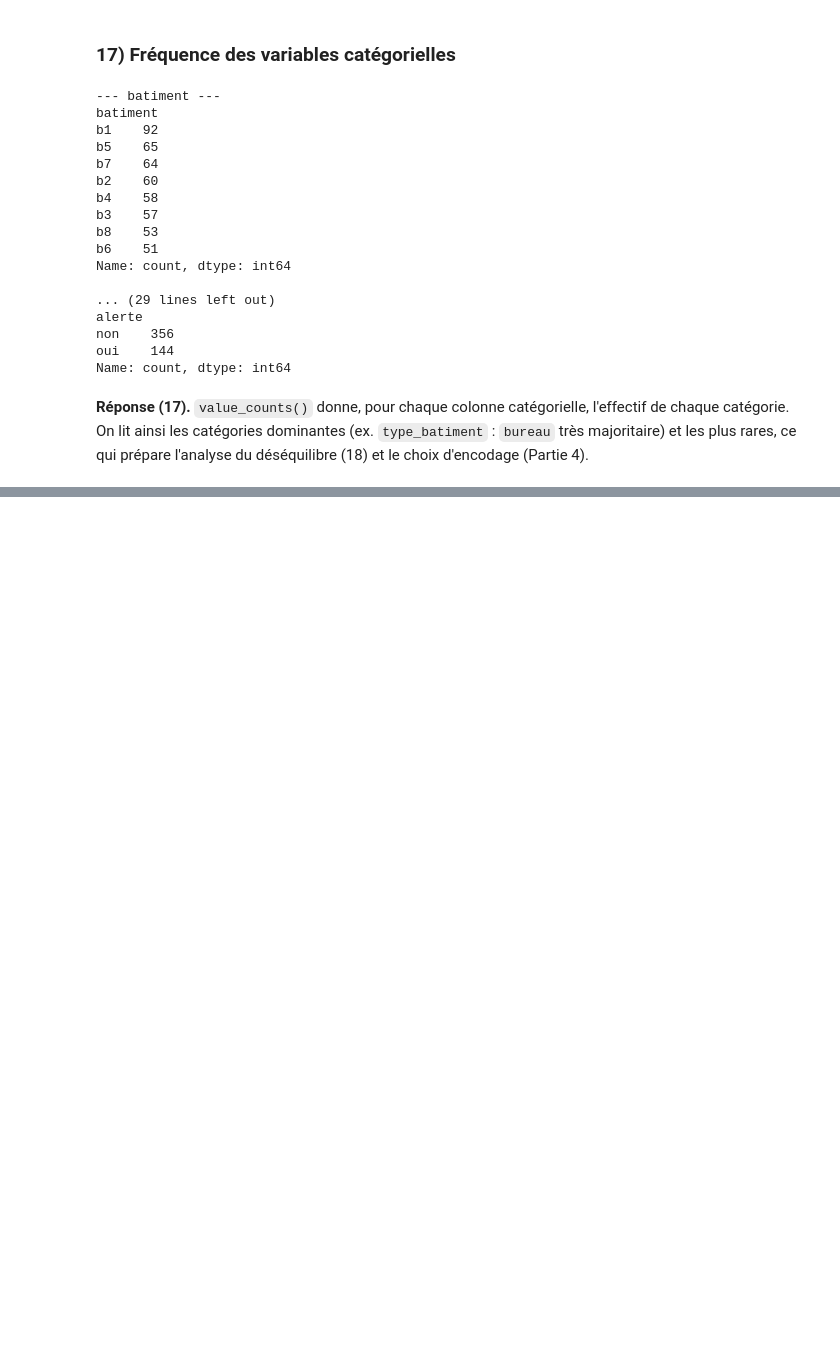
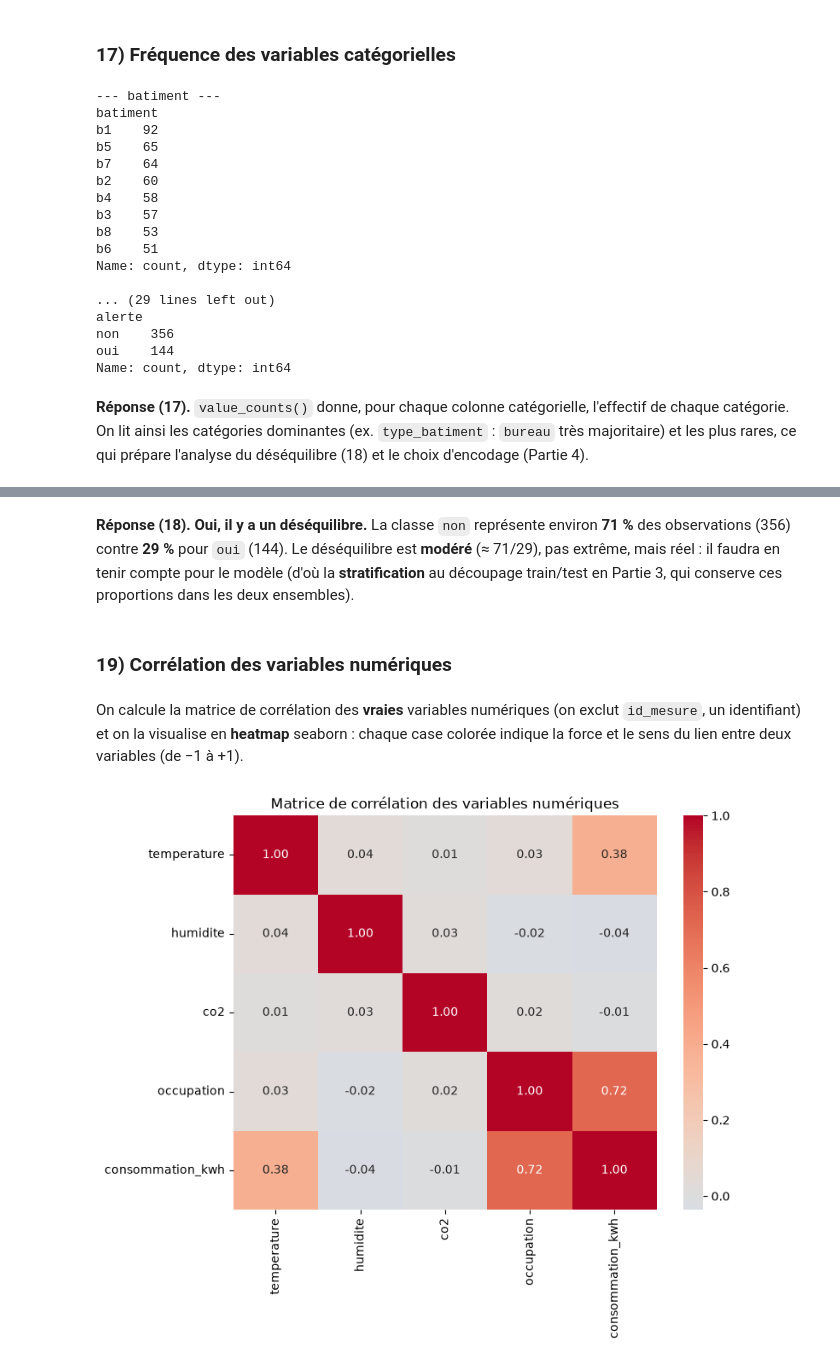
Before and after one commit to khadija470/atelier_prepa_donnees_tab, a Jupyter notebook: notebooks/atelier_prepa_donnees_tab.ipynb, the cells around one changed output, grey strips where cells are left out. Saved outputs shown, nothing was run; the diff lists cells and outputs as text; code cells hidden in the pictures; blank space fills up the shorter version.

```diff
--- a/notebooks/atelier_prepa_donnees_tab.ipynb
+++ b/notebooks/atelier_prepa_donnees_tab.ipynb
@@ -674,0 +690,17 @@ Name: count, dtype: int64
+# %% [markdown]
+**Réponse (18).** **Oui, il y a un déséquilibre.** La classe `non` représente environ **71 %** des observations (356) contre **29 %** pour `oui` (144). Le déséquilibre est **modéré** (≈ 71/29), pas extrême, mais réel : il faudra en tenir compte pour le modèle (d'où la **stratification** au découpage train/test en Partie 3, qui conserve ces proportions dans les deux ensembles).
+# %% [markdown]
+### 19) Corrélation des variables numériques
+# %% [markdown]
+On calcule la matrice de corrélation des **vraies** variables numériques (on exclut `id_mesure`, un identifiant) et on la visualise en **heatmap** seaborn : chaque case colorée indique la force et le sens du lien entre deux variables (de −1 à +1).
+# %%
+# 19a) Matrice de corrélation en heatmap
+num_cols = ["temperature", "humidite", "co2", "occupation", "consommation_kwh"]
+corr = df[num_cols].corr()
+
+plt.figure(figsize=(8, 6))
+sns.heatmap(corr, annot=True, cmap="coolwarm", center=0, fmt=".2f")
+plt.title("Matrice de corrélation des variables numériques")
+plt.show()
+# %% [output]
+[figure, added]
```
Also changed, not shown: parts of 3 cells of this notebook.
